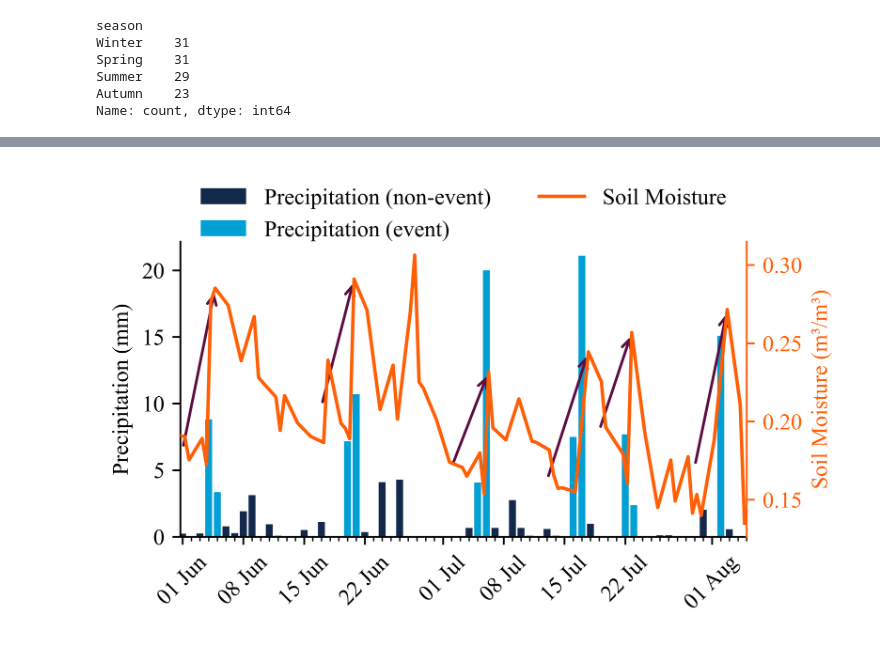
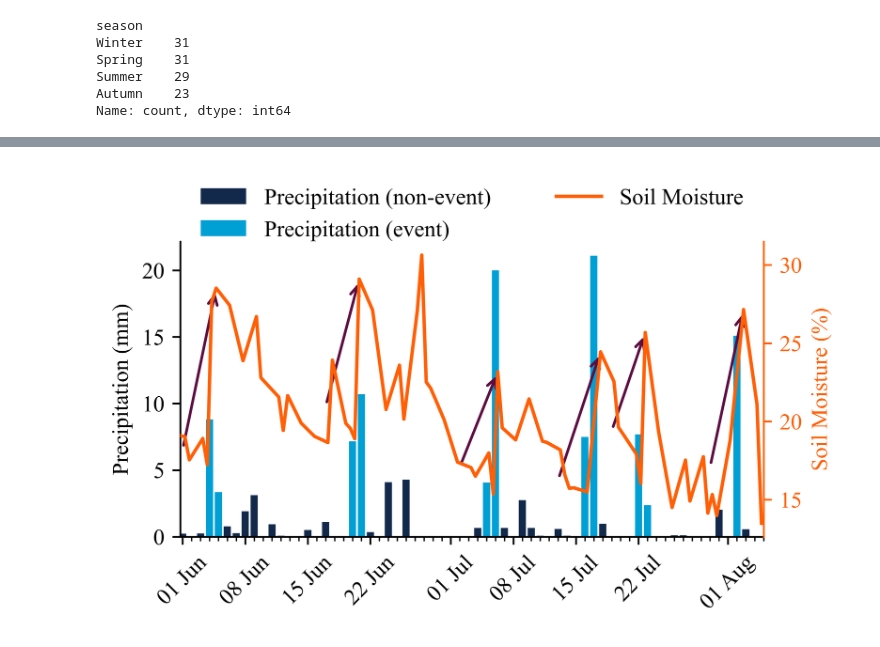
Before and after one commit to Alioax/rainfall-soil-moisture, a Jupyter notebook: 1. EDA.ipynb, the cells around one changed output, grey strips where cells are left out. Drawn from its saved outputs; the diff is of its cells as text; code cells hidden in the pictures.

```diff
--- a/1. EDA.ipynb
+++ b/1. EDA.ipynb
@@ -24,6 +24,7 @@ df_soil = df_soil.set_index('date')
 # %%
 df_soil['sm'] = df_soil['sm'].interpolate(method='linear')
 df_soil = df_soil.dropna(subset=['sm'])
+df_soil['sm'] = df_soil['sm'] * 100
 # %%
 AM_filter = df_soil['pass'] == 'AM'
 PM_filter = df_soil['pass'] == 'PM'
@@ -453,35 +583,35 @@ y1 = float(r['max_sm'])
 
 # axt.text(
 #     x1 - pd.Timedelta(hours=190),  # small right shift
 #     y1-0.02,
 #     f'θΔ = {round(r["delta_sm"]*100)}%',
 #     va='center', ha='left', fontsize=10, color='C6'
 # )
 # ARROWS END
 
 
 ax.spines[['top', 'right']].set_visible(False)
 axt.spines[['top', 'left', 'bottom']].set_visible(False)
 axt.spines['right'].set_visible(True)
 axt.spines['right'].set_color('C0')
 axt.tick_params(axis='y', colors='C0')
 
 ax.set_ylabel('Precipitation (mm)')
-axt.set_ylabel('Soil Moisture (m³/m³)', color='C0')
+axt.set_ylabel('Soil Moisture (%)', color='C0')
 
 ax.set_xlim(window_start, window_end)
 ax.xaxis.set_minor_locator(mdates.DayLocator())
 ax.xaxis.set_major_formatter(mdates.DateFormatter('%d %b'))
 ax.tick_params(axis='x', which='major', rotation=45)
 
 handles = [Patch(facecolor='C1', label='Precipitation (non-event)'),
            Patch(facecolor='C2', label='Precipitation (event)')]
 leg1 = ax.legend(handles=handles, loc="upper left", frameon=False, bbox_to_anchor=(0, 1.25))
 leg2 = axt.legend(loc="upper right", frameon=False, bbox_to_anchor=(1, 1.25))
 
 fig.savefig('./figs/sample events.pdf', bbox_inches='tight')
 # %% [output]
-[figure, old version]
+[figure, new version]
 # %%
 # for index, sample_row in enriched_events.iterrows():
 
```
Also changed, not shown: parts of 6 cells of this notebook, 9 other files.
